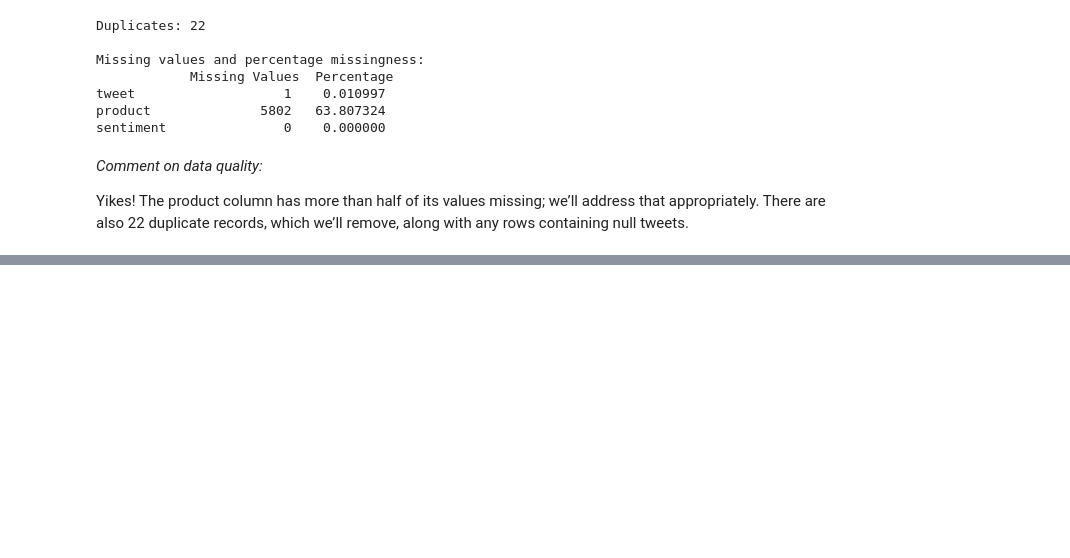
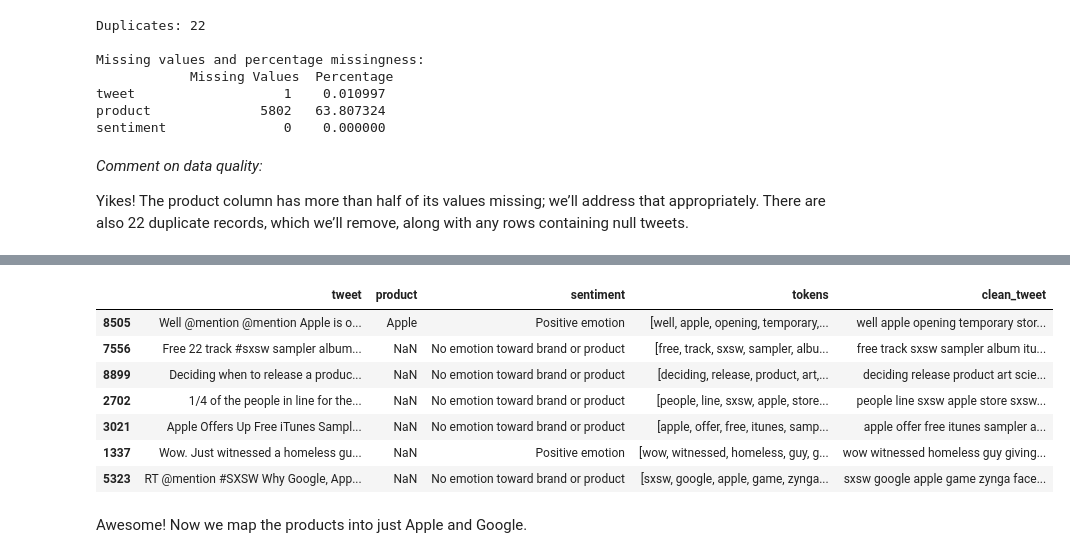
Before and after one commit to Vain-Guy/TechTones, a Jupyter notebook: techtones.ipynb, the cells around one changed output, grey strips where cells are left out. Cells and saved outputs as stored; diff of their text form; code cells hidden in the pictures; blank space fills up the shorter version.

Commit message:
Data cleaning and preprocessing: DONE

```diff
--- a/techtones.ipynb
+++ b/techtones.ipynb
@@ -341,0 +345,56 @@ sentiment               0
+# %%
+# ======= [Text Preprocessing Pipeline] =======
+
+# Initialize tools
+tokenizer = RegexpTokenizer(r'\w+')
+stopwords_list = set(stopwords.words('english'))
+lemmatizer = WordNetLemmatizer()
+
+def janitor(text):
+
+    '''
+    Cleans and preprocesses tweet text for analysis.
+
+    Steps:
+        1. Remove URLs, mentions, and hashtags
+        2. Lowercase text and strip whitespace
+        3. Tokenize
+        4. Remove stopwords and very short tokens
+        5. Lemmatize words
+    '''
+
+    # 1. Remove unwanted elements
+    text = re.sub(r"http\S+|www\S+|https\S+", "", text)  # URLs
+    text = re.sub(r"@\w+", "", text)                     # Mentions
+    text = re.sub(r"#", "", text)                        # Hashtags symbol only
+    text = text.lower().strip()
+
+    # 2. Tokenize
+    tokens = tokenizer.tokenize(text)
+
+    # 3. Filter stopwords and short tokens
+    tokens = [word for word in tokens if word not in stopwords_list and len(word) > 2]
+
+    # 4. Lemmatize
+    tokens = [lemmatizer.lemmatize(word) for word in tokens]
+
+    return tokens
+
+
+# ======= [Apply to DataFrame] =======
+df['tokens'] = df['tweet'].astype(str).apply(janitor)
+df['clean_tweet'] = df['tokens'].apply(' '.join)
+
+# Preview changes
+df.sample(7)
+# %% [output]
+|  | tweet | product | sentiment | tokens | clean_tweet |
+| 8505 | Well @mention @mention Apple is o... | Apple | Positive emotion | [well, apple, opening, temporary,... | well apple opening temporary stor... |
+| 7556 | Free 22 track #sxsw sampler album... | NaN | No emotion toward brand or product | [free, track, sxsw, sampler, albu... | free track sxsw sampler album itu... |
+| 8899 | Deciding when to release a produc... | NaN | No emotion toward brand or product | [deciding, release, product, art,... | deciding release product art scie... |
+| 2702 | 1/4 of the people in line for the... | NaN | No emotion toward brand or product | [people, line, sxsw, apple, store... | people line sxsw apple store sxsw... |
+| 3021 | Apple Offers Up Free iTunes Sampl... | NaN | No emotion toward brand or product | [apple, offer, free, itunes, samp... | apple offer free itunes sampler a... |
+| 1337 | Wow. Just witnessed a homeless gu... | NaN | Positive emotion | [wow, witnessed, homeless, guy, g... | wow witnessed homeless guy giving... |
+| 5323 | RT @mention #SXSW Why Google, App... | NaN | No emotion toward brand or product | [sxsw, google, apple, game, zynga... | sxsw google apple game zynga face... |
+# %% [markdown]
+Awesome! Now we map the products into just Apple and Google.
```
Also changed, not shown: parts of 18 cells of this notebook.
